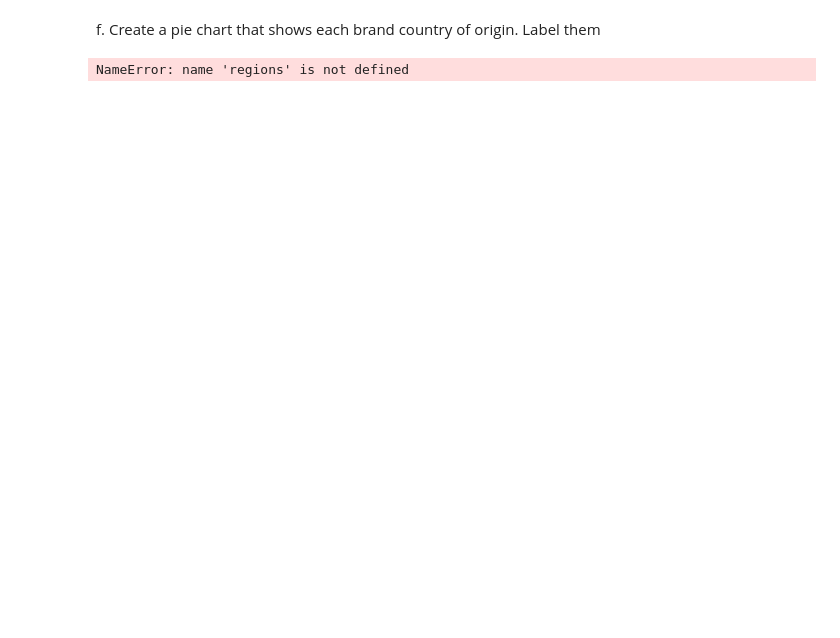
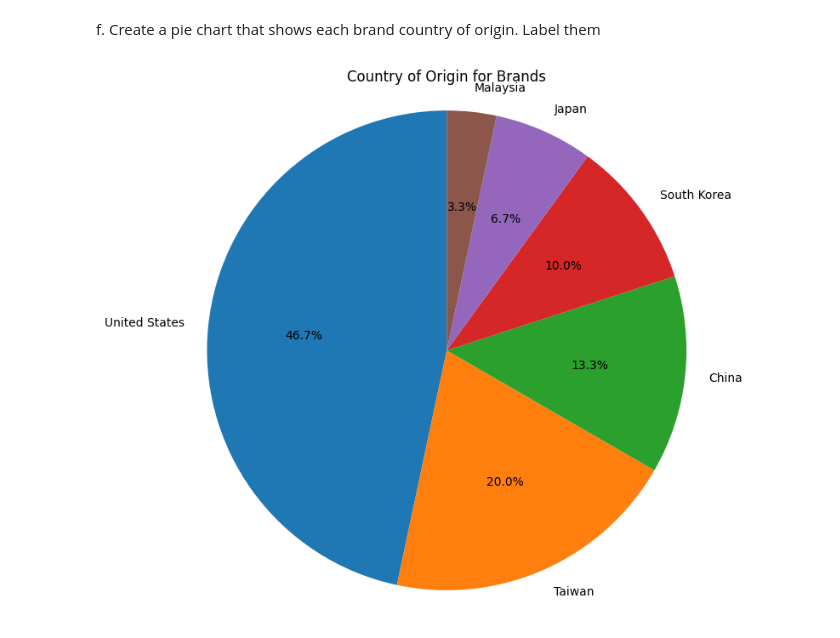
Before and after one commit to LeojTandayu/VDA-CPE031-CPE21S4, a Jupyter notebook: Exercise9.ipynb, the cells around one changed output. Saved outputs shown, nothing was run; the diff lists cells and outputs as text; code cells hidden in the pictures; blank space fills up the shorter version.

```diff
--- a/Exercise9.ipynb
+++ b/Exercise9.ipynb
@@ -118,19 +154,16 @@ f. Create a pie chart that shows each brand country of origin. Label them
 # %%
 import pandas as pd
 import matplotlib.pyplot as plt
 
 df = pd.read_csv('Technological-Products-Sample-Data - Tech Products.csv')
 
-plt.figure(figsize=(15, 5))
-plt.title('Sales Data for All Products')
-plt.xlabel('Date of Release')
-plt.ylabel('Sales')
+country_counts = df['Country of Origin'].value_counts()
 
-plt.pie()
-plt.title('Distribution of Characters by Region' , color = 'b')
+plt.figure(figsize=(8, 8))
+plt.pie(country_counts, labels=country_counts.index, autopct='%1.1f%%', startangle=90)
+plt.title('Country of Origin for Brands')
 plt.axis('equal')
 
-
 plt.show()
 # %% [output]
-NameError: name 'regions' is not defined
+[figure, added]
```
Also changed, not shown: parts of 5 cells of this notebook.
